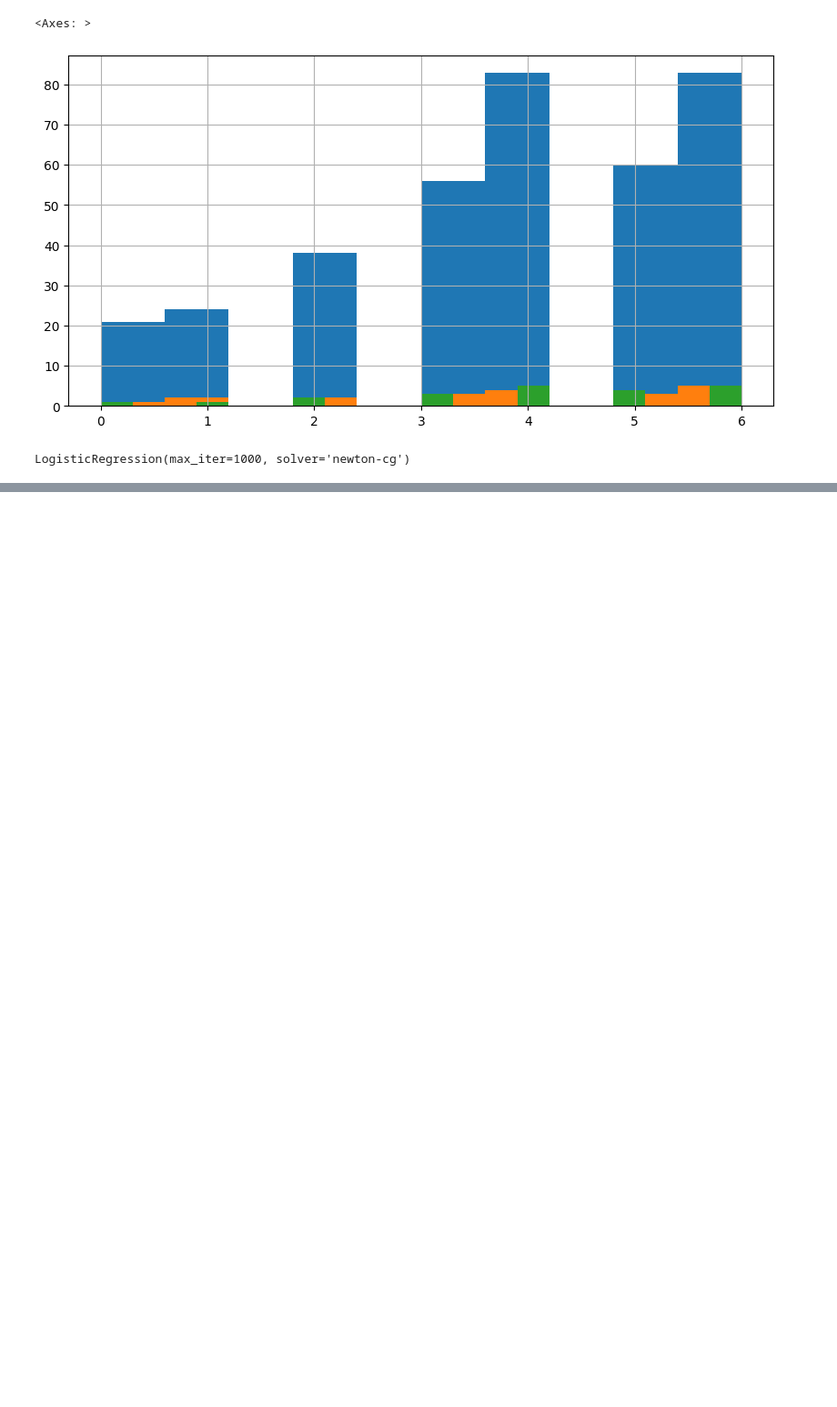
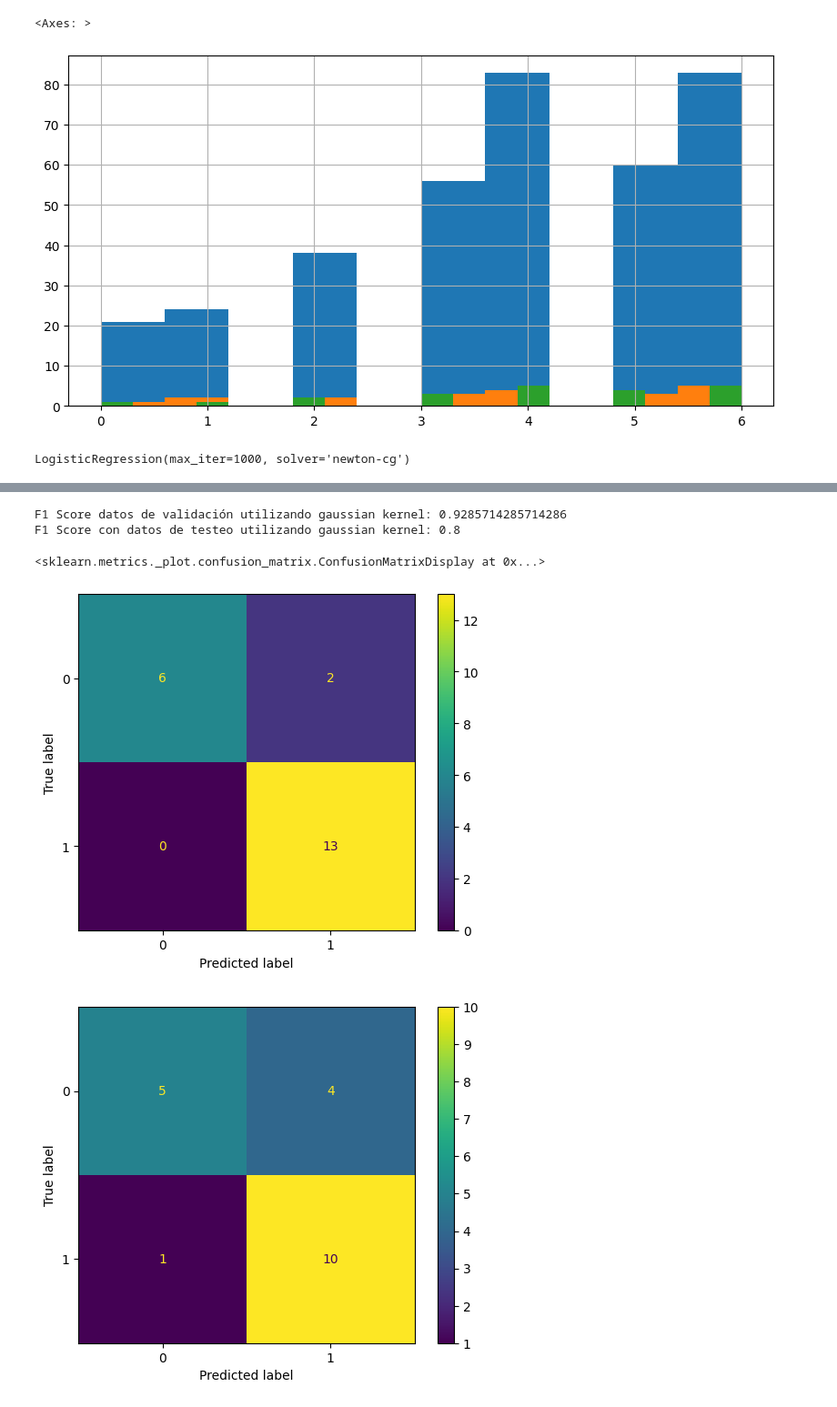
Before and after one commit to HANNNNSEN/AnalisisPrestamos, a Jupyter notebook: AnalisisPrestamos.ipynb, the cells around one changed output, grey strips where cells are left out. Shown at 91% size. Cells and saved outputs as stored; diff of their text form; code cells hidden in the pictures; blank space fills up the shorter version.

Commit message:
se analiza con gaussian kernel

```diff
--- a/AnalisisPrestamos.ipynb
+++ b/AnalisisPrestamos.ipynb
@@ -344,2 +345,26 @@ F1 score testeo: 0.88
 [figure]
 [figure]
+# %%
+# Entrenamiento con metodo gaussian kernel
+from sklearn.svm import SVC
+
+rbf_kernel_svm_clf = Pipeline([
+            ("scaler", RobustScaler()),
+            ("svm_clf", SVC(kernel="rbf", gamma=0.00005, C=100000))
+        ])
+#con datos de validación
+rbf_kernel_svm_clf.fit(X_train_prep, y_train)
+y_pred = rbf_kernel_svm_clf.predict(X_val_prep)
+print("F1 Score datos de validación utilizando gaussian kernel:", f1_score(y_pred, y_val))
+ConfusionMatrixDisplay.from_estimator(rbf_kernel_svm_clf, X_val_prep, y_val, values_format='d')
+
+#con datos de testeo
+y_pred_test = rbf_kernel_svm_clf.predict(X_test_prep)
+print("F1 Score con datos de testeo utilizando gaussian kernel:", f1_score(y_pred_test, y_test))
+ConfusionMatrixDisplay.from_estimator(rbf_kernel_svm_clf, X_test_prep, y_test, values_format='d')
+# %% [output]
+F1 Score datos de validación utilizando gaussian kernel: 0.9285714285714286
+F1 Score con datos de testeo utilizando gaussian kernel: 0.8
+<sklearn.metrics._plot.confusion_matrix.ConfusionMatrixDisplay at 0x...>
+[figure, added]
+[figure, added]
```
Also changed, not shown: parts of 2 cells of this notebook.
